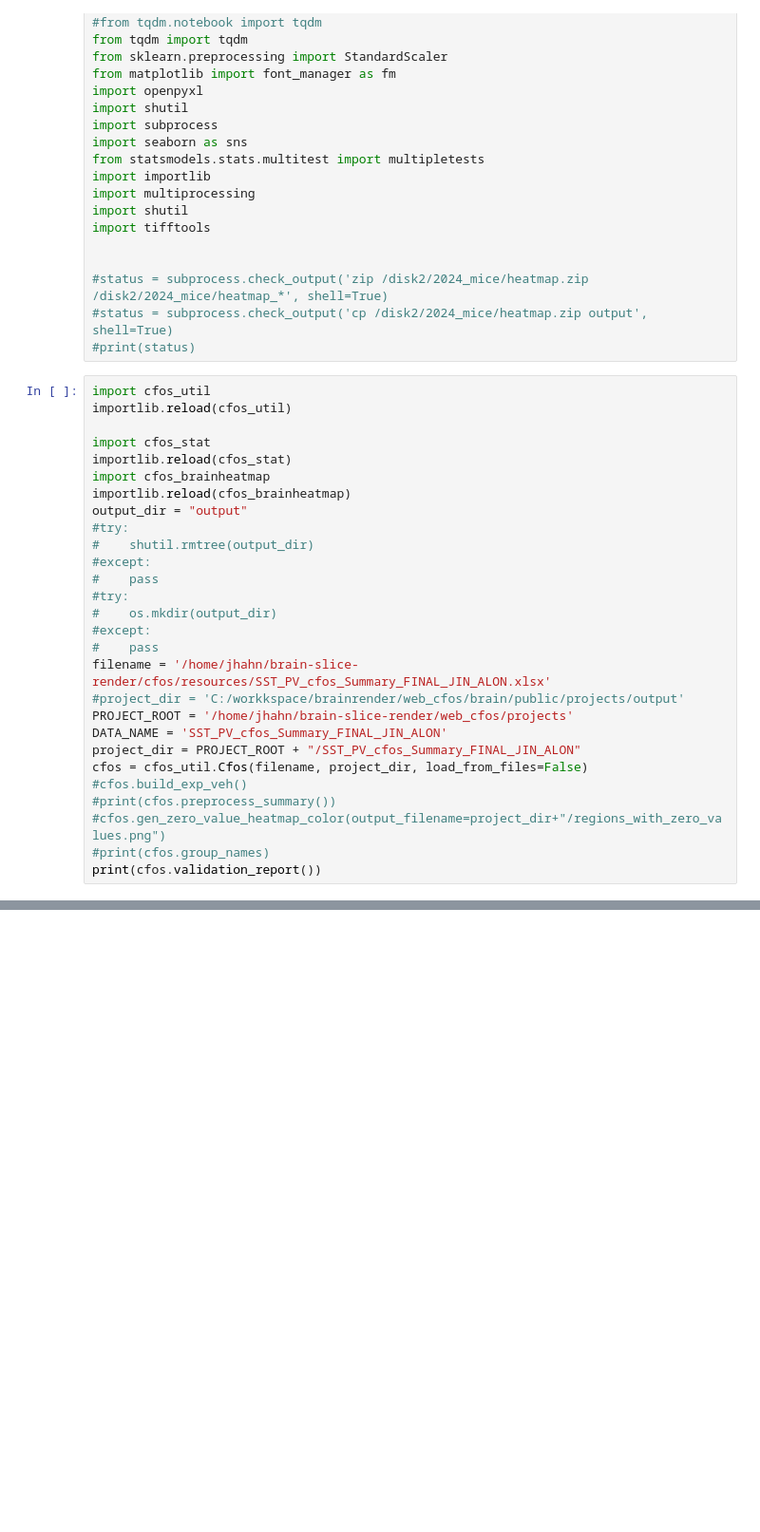
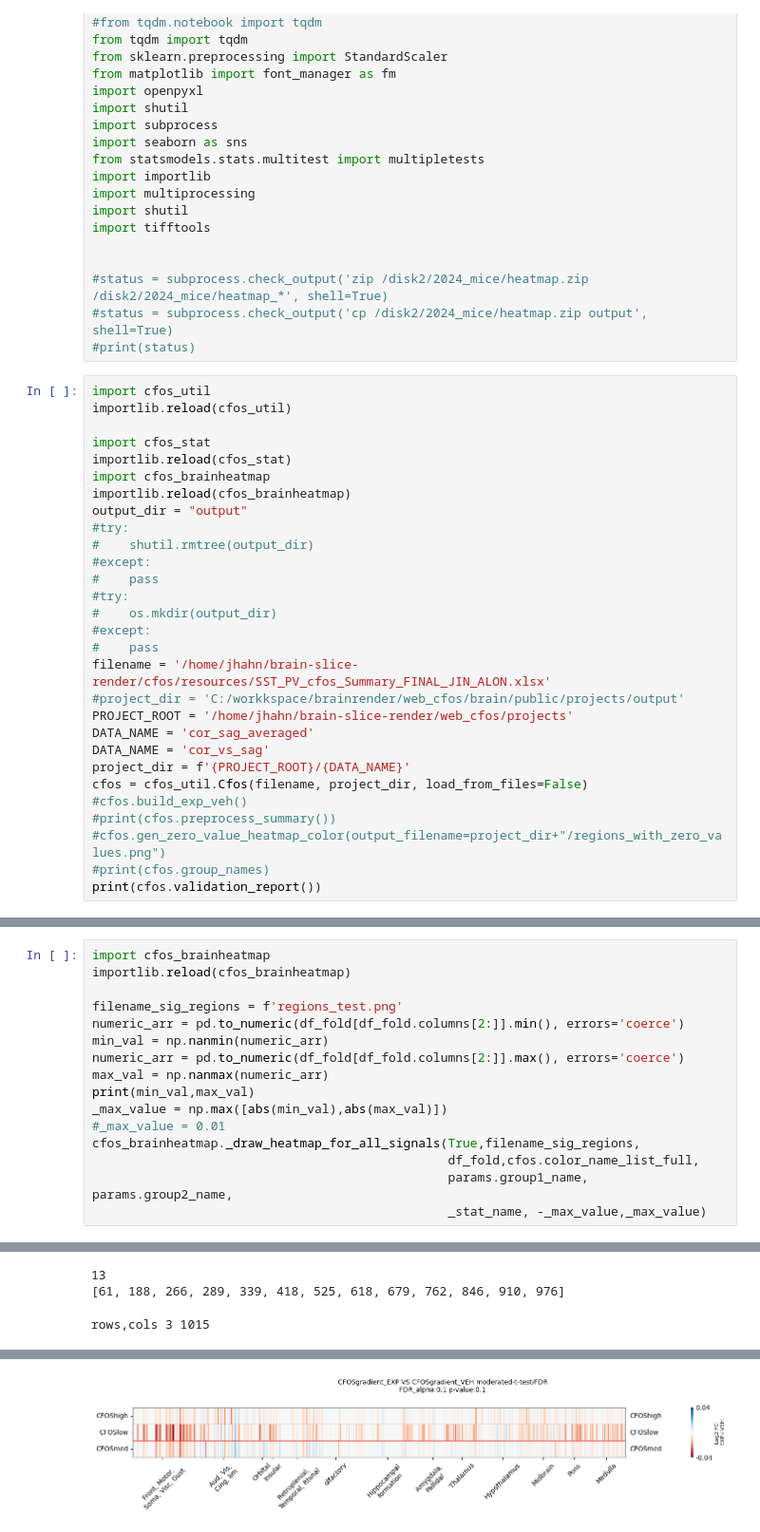
Before and after one commit to jhahncs/brain-slice-render, a Jupyter notebook: cfos/cfos_analysis.ipynb, the cells around one changed output, grey strips where cells are left out. Shown at 95% size. Saved outputs shown, nothing was run; the diff lists cells and outputs as text; blank space fills up the shorter version.

Commit message:
labels in x-axis in the heatmap

```diff
--- a/cfos/cfos_analysis.ipynb
+++ b/cfos/cfos_analysis.ipynb
@@ -50,8 +50,9 @@ output_dir = "output"
 filename = '/home/jhahn/brain-slice-render/cfos/resources/SST_PV_cfos_Summary_FINAL_JIN_ALON.xlsx'
 #project_dir = 'C:/workkspace/brainrender/web_cfos/brain/public/projects/output'
 PROJECT_ROOT = '/home/jhahn/brain-slice-render/web_cfos/projects'
-DATA_NAME = 'SST_PV_cfos_Summary_FINAL_JIN_ALON'
-project_dir = PROJECT_ROOT + "/SST_PV_cfos_Summary_FINAL_JIN_ALON"
+DATA_NAME = 'cor_sag_averaged'
+DATA_NAME = 'cor_vs_sag'
+project_dir = f'{PROJECT_ROOT}/{DATA_NAME}'
 cfos = cfos_util.Cfos(filename, project_dir, load_from_files=False)
 #cfos.build_exp_veh()
 #print(cfos.preprocess_summary())
@@ -262,0 +308,17 @@ the number of jobs:3
+# %%
+import cfos_brainheatmap
+importlib.reload(cfos_brainheatmap)
+
+filename_sig_regions = f'regions_test.png'
+numeric_arr = pd.to_numeric(df_fold[df_fold.columns[2:]].min(), errors='coerce')
+min_val = np.nanmin(numeric_arr)
+numeric_arr = pd.to_numeric(df_fold[df_fold.columns[2:]].max(), errors='coerce')
+max_val = np.nanmax(numeric_arr)
+print(min_val,max_val)
+_max_value = np.max([abs(min_val),abs(max_val)])
+#_max_value = 0.01
+cfos_brainheatmap._draw_heatmap_for_all_signals(True,filename_sig_regions,
+                                                df_fold,cfos.color_name_list_full,
+                                                params.group1_name, params.group2_name,
+                                                _stat_name, -_max_value,_max_value)
+# %% [output]
@@ -262,0 +331,3 @@ the number of jobs:3
+13
+[61, 188, 266, 289, 339, 418, 525, 618, 679, 762, 846, 910, 976]
+rows,cols 3 1015
@@ -262,0 +335 @@ the number of jobs:3
+[figure, added]
```
Also changed, not shown: parts of 6 cells of this notebook, 4 other files.
